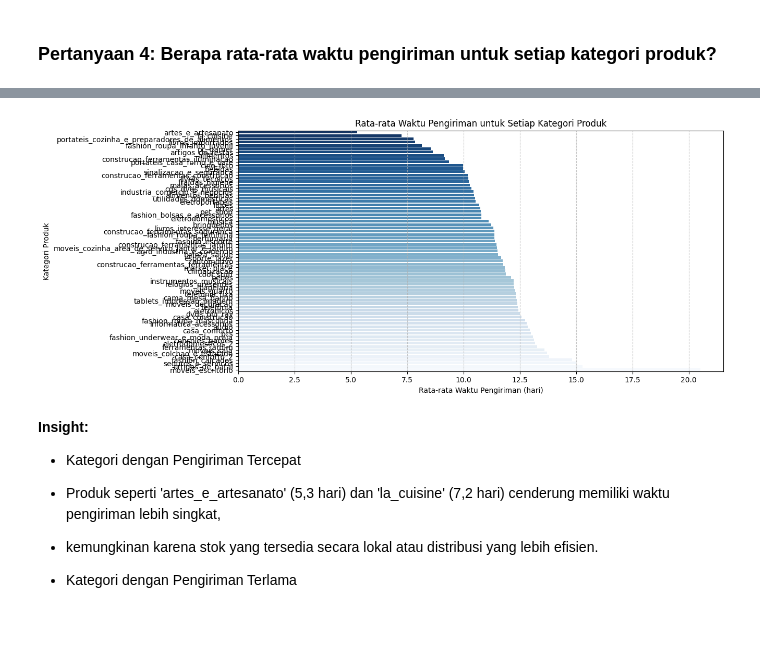
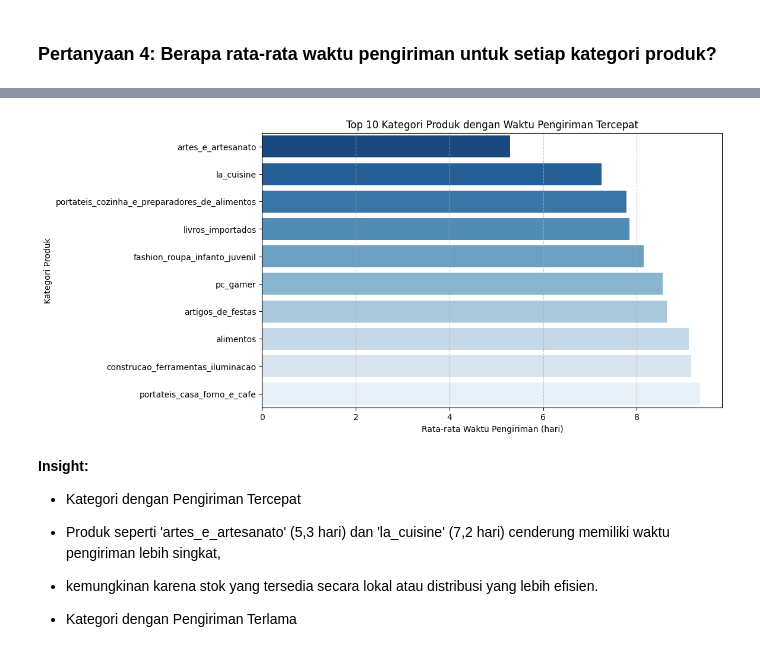
Before and after one commit to anangazmi/laskarai_proyekanalisisdata, a Jupyter notebook: notebook.ipynb, the cells around one changed output, grey strips where cells are left out. Cells and saved outputs as stored; diff of their text form; code cells hidden in the pictures; blank space fills up the shorter version.

```diff
--- a/notebook.ipynb
+++ b/notebook.ipynb
@@ -1662,30 +1725,36 @@ print(delivery_time_per_category)
 # %%
+import matplotlib.pyplot as plt
+import seaborn as sns
+
+# Mengambil 10 kategori dengan rata-rata waktu pengiriman tercepat
+top_10_fastest = delivery_time_per_category.nsmallest(10, 'delivery_time')
+
 # Membuat ukuran figure
-plt.figure(figsize=(12, 6))
+plt.figure(figsize=(10, 6))
 
-# Membuat bar chart dengan hue dan legend=False
+# Membuat bar chart dengan hue untuk menghindari warning
 sns.barplot(
-    data=delivery_time_per_category,
+    data=top_10_fastest,
     x="delivery_time",
     y="product_category_name",
     hue="product_category_name",  # Menambahkan hue agar warna sesuai kategori
     dodge=False,
-    legend=False,
-    palette="Blues_r"
+    legend=False,  # Menghilangkan legend agar tidak bertumpuk
+    palette="Blues_r"  # Warna biru menunjukkan kecepatan
 )
 
 # Menambahkan label dan judul
 plt.xlabel("Rata-rata Waktu Pengiriman (hari)")
 plt.ylabel("Kategori Produk")
-plt.title("Rata-rata Waktu Pengiriman untuk Setiap Kategori Produk")
+plt.title("Top 10 Kategori Produk dengan Waktu Pengiriman Tercepat")
 
 # Menampilkan grid
 plt.grid(axis="x", linestyle="--", alpha=0.7)
 
 # Menampilkan plot
 plt.show()
 # %% [output]
-[figure, old version]
+[figure, new version]
 # %% [markdown]
 **Insight:**
 * Kategori dengan Pengiriman Tercepat
```
Also changed, not shown: parts of 44 cells of this notebook.
